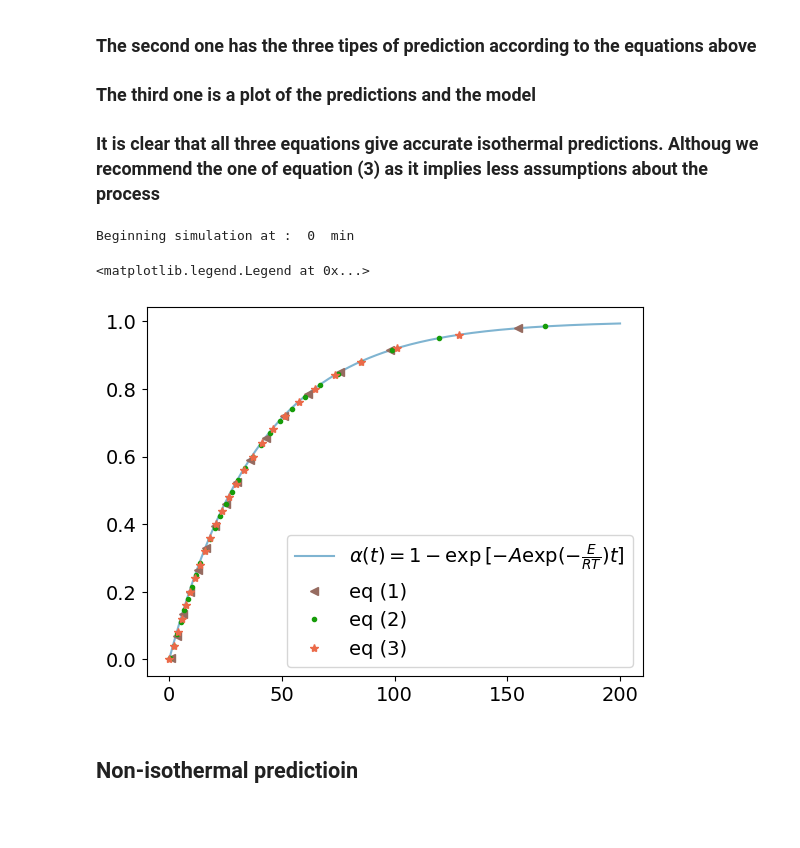
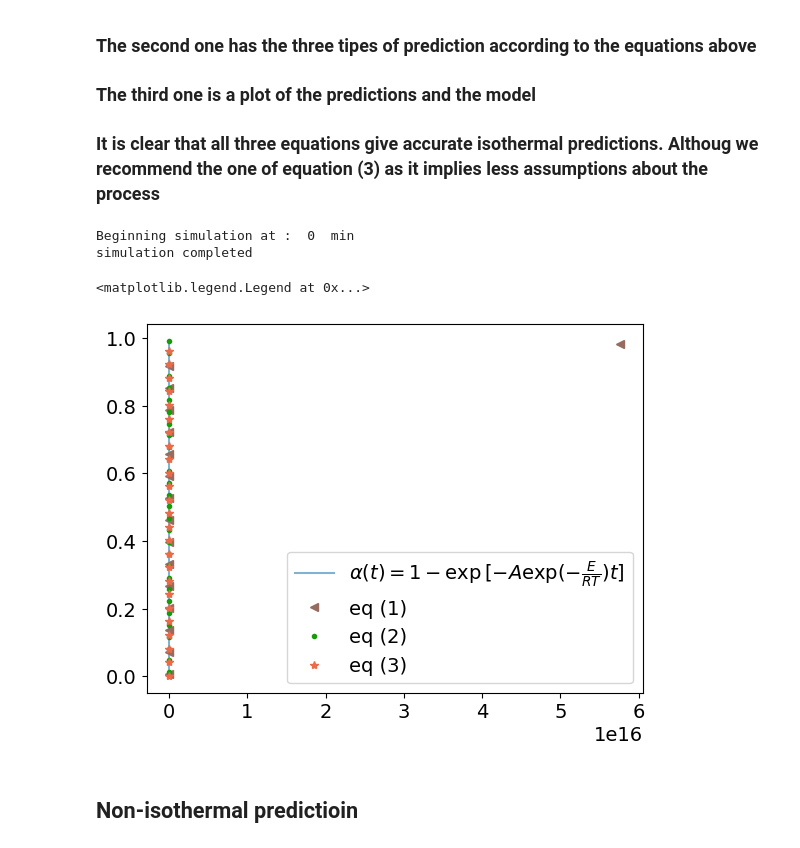
Before and after one commit to ErickErock/pICNIK, a Jupyter notebook: pICNIK_walk_through.ipynb, the cells around one changed output. Cells and saved outputs as stored; diff of their text form; code cells hidden in the pictures; blank space fills up the shorter version.

```diff
--- a/pICNIK_walk_through.ipynb
+++ b/pICNIK_walk_through.ipynb
@@ -81,6 +95,6 @@ ace = pnk.ActivationEnergy(B,
 
 ## The "classic" methods, i.e., Fr(, OFW(, KAS( and Vy( remain the same. While the advanced method of Vyazovkin has suffered some minor modifications. One of them is the possiblity to define the parameter $p$, which defines the level of confidence for the error associated to the activation energy, being 1 a 100%. Other modifications include the integration method (available methods: trapezoid(default),simpson and romberg). The Romberg method may be a little more accurate but takes a lot more of time.
 # %%
-aVy = ace.aVy((65,80),var='time', p= 0.95, method='trapezoid')
+aVy = ace.aVy((5,380),var='time', p= 0.90)
 # %% [output]
 Advanced Vyazovkin method: Computing activation energies...
@@ -125,0 +115,5 @@ Text(0, 0.5, '$ln(A$/min)')
+# %%
+compensation = ace.compensation_effect(0,
+                                       aVy[2],
+                                       aVy[3],
+                                       error_m='r_Lin')
@@ -135,0 +140,4 @@ g_r3 = ace.reconstruction(np.mean(aVy[0])*np.ones(len(aVy[0])),np.exp(12)*np.one
+# %%
+g_a = ace.reconstruction(aVy[2],
+                         np.exp(compensation[0]),
+                         B[0])
@@ -207,21 +172,22 @@ def alpha_F1_iso(t,A,E,isoT):
 time = np.linspace(0,200,len(aVy[0]))                                    # Time arrays to comupute the theoretical conversion values
 alp  = alpha_F1_iso(time,np.exp(12),75,575)                               # Theoretical conversion with E = 75 kJ/mol and ln(A/min)=12
 # %%
-tim_pred1 = ace.t_isothermal(aVy[0],np.exp(ln_A),575,col=0,g_a=g_r,alpha=alpha)       # Prediction with eq (1)
-tim_pred2 = ace.t_isothermal(aVy[0],np.exp(ln_A),575,col=0,isoconv=True)              # Prediction with eq (2)
-ap,Tp,tp  = ace.prediction(aVy[0],B=0,isoT =575, alpha=0.999,N=1,bounds = (10,10))  # Prediction with eq (3)
+tim_pred1 = ace.t_isothermal(aVy[2],compensation[0],575,col=0,g_a=g_a,alpha=aVy[0])       # Prediction with eq (1)
+tim_pred2 = ace.t_isothermal(aVy[2],compensation[0],575,col=0,isoconv=True)              # Prediction with eq (2)
+ap,Tp,tp  = ace.modelfree_prediction(aVy[2],B=0,isoT =575, alpha=0.999,bounds = (10,10))  # Prediction with eq (3)
 # %% [output]
 Beginning simulation at :  0  min
+simulation completed
 # %%
 plt.plot(time,alp,alpha=0.5,label=r'$\alpha(t) = 1-\exp{[-A\exp(-\frac{E}{RT})t]}$')
-plt.plot(tim_pred1[::13],at_DF.index.values[1:][::13],'<',c='#966B60',label='eq (1)')
-plt.plot(tim_pred2[::7],at_DF.index.values[1:-1:7],'.',c='#169C09',label='eq (2)')
+plt.plot(tim_pred1[::13],aVy[0][::13],'<',c='#966B60',label='eq (1)')
+plt.plot(tim_pred2[::7],aVy[0][1:-1:7],'.',c='#169C09',label='eq (2)')
 plt.plot(tp[::8],ap[::8],'*',c='#EB6A49',label='eq (3)')
 
 plt.legend()
 # %% [output]
 <matplotlib.legend.Legend at 0x...>
-[figure, old version]
+[figure, new version]
 # %% [markdown]
 ## Non-isothermal predictioin
 # %% [markdown]
```
Also changed, not shown: parts of 31 cells of this notebook, 1 other file.
